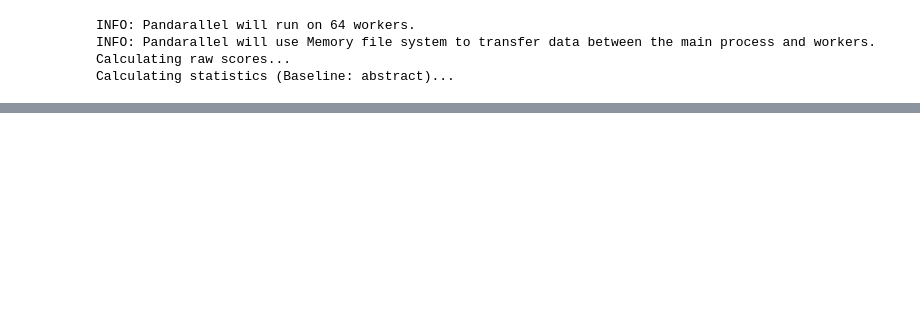
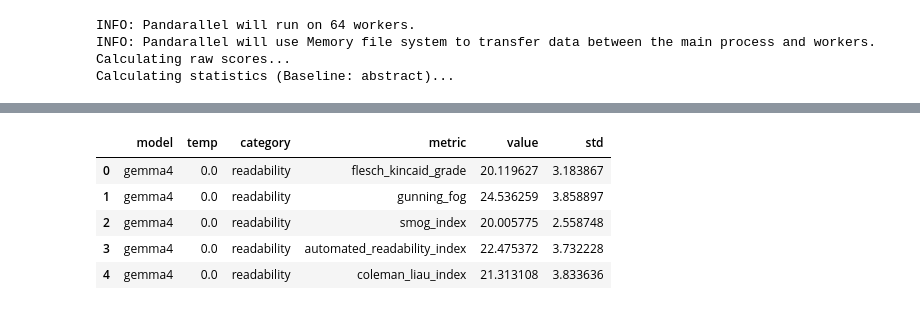
Before and after one commit to netknowledge/LLM_summarization, a Jupyter notebook: dataset_description/readability.ipynb, the cells around one changed output, grey strips where cells are left out. Drawn from its saved outputs; the diff is of its cells as text; code cells hidden in the pictures; blank space fills up the shorter version.

```diff
--- a/dataset_description/readability.ipynb
+++ b/dataset_description/readability.ipynb
@@ -174,0 +183,94 @@ readability_results
+# %%
+# ══════════════════════════════════════════════════════════════════════════════
+# Load all temperature-variant summaries, compute readability stats, cache to parquet
+# ══════════════════════════════════════════════════════════════════════════════
+
+import numpy as np
+import pandas as pd
+from pathlib import Path
+from tqdm import tqdm
+import textstat
+from pandarallel import pandarallel
+
+pandarallel.initialize(nb_workers=64, progress_bar=False)
+
+home = Path.home()
+gen_dir = home / 'projects/TLDR/data/paper_html_10.1038/abs_annotation/generated_annotations'
+cache_dir = home / 'projects/TLDR/data/paper_html_10.1038/abs_annotation/temperature_stats'
+cache_dir.mkdir(parents=True, exist_ok=True)
+
+# ── Config (consistent with statistics.ipynb) ──
+models = ['gemma4', 'qwen3.6', 'deepseek_r1', 'llama4', 'gpt_oss']
+temps = [0.0, 0.2, 0.4, 0.6, 0.8, 1.0]
+
+readability_metrics = [
+    'flesch_kincaid_grade',
+    'gunning_fog',
+    'smog_index',
+    'automated_readability_index',
+    'coleman_liau_index',
+    'linsear_write_formula',
+    'dale_chall_readability_score',
+]
+
+# ── Load all temperature variants ──
+all_summaries = {}  # (model, temp) → list of strings
+for model in models:
+    for temp in temps:
+        fname = f'{model}.txt' if temp == 1.0 else f'tem{temp}_{model}.txt'
+        filepath = gen_dir / fname
+        if not filepath.exists():
+            print(f"⚠  Missing: {fname}")
+            continue
+        s = pd.read_csv(filepath, sep='\t', header=None, names=['text'],
+                        skip_blank_lines=False)['text'].fillna('').tolist()
+        all_summaries[(model, temp)] = s
+
+print(f"Loaded {len(all_summaries)} model×temp combinations")
+
+# ── Compute or load cached stats ──
+cache_file = cache_dir / 'temp_readability.parquet'
+
+ALL_CATEGORIES = {'readability'}
+
+if cache_file.exists():
+    stats_df = pd.read_parquet(cache_file)
+    existing_cats = set(stats_df['category'].unique())
+    missing_cats = ALL_CATEGORIES - existing_cats
+    if missing_cats:
+        print(f"→ Cache missing: {missing_cats}, will compute and append...")
+    else:
+        print("✓ Loaded cached stats (all categories present)")
+        missing_cats = set()
+else:
+    stats_df = pd.DataFrame()
+    missing_cats = ALL_CATEGORIES
+
+if missing_cats:
+    records = []
+    for model in tqdm(models, desc="Models"):
+        for temp in temps:
+            key = (model, temp)
+            if key not in all_summaries:
+                continue
+            texts = all_summaries[key]
+
+            # Compute all 7 readability metrics in parallel
+            for metric in readability_metrics:
+                scores = pd.Series(texts).parallel_apply(getattr(textstat, metric))
+                records.append({
+                    'model': model, 'temp': temp,
+                    'category': 'readability', 'metric': metric,
+                    'value': float(scores.mean()), 'std': float(scores.std()),
+                })
+
+    new_df = pd.DataFrame(records)
+    if len(stats_df) > 0:
+        stats_df = pd.concat([stats_df, new_df], ignore_index=True)
+    else:
+        stats_df = new_df
+    stats_df.to_parquet(cache_file, index=False)
+    print("✓ Stats updated and cached")
+
+stats_df.head()
+# %% [output]
@@ -174,0 +281,6 @@ readability_results
+|  | model | temp | category | metric | value | std |
+| 0 | gemma4 | 0.0 | readability | flesch_kincaid_grade | 20.119627 | 3.183867 |
+| 1 | gemma4 | 0.0 | readability | gunning_fog | 24.536259 | 3.858897 |
+| 2 | gemma4 | 0.0 | readability | smog_index | 20.005775 | 2.558748 |
+| 3 | gemma4 | 0.0 | readability | automated_readability_index | 22.475372 | 3.732228 |
+| 4 | gemma4 | 0.0 | readability | coleman_liau_index | 21.313108 | 3.833636 |
```
Also changed, not shown: parts of 12 cells of this notebook, 44 other files.
